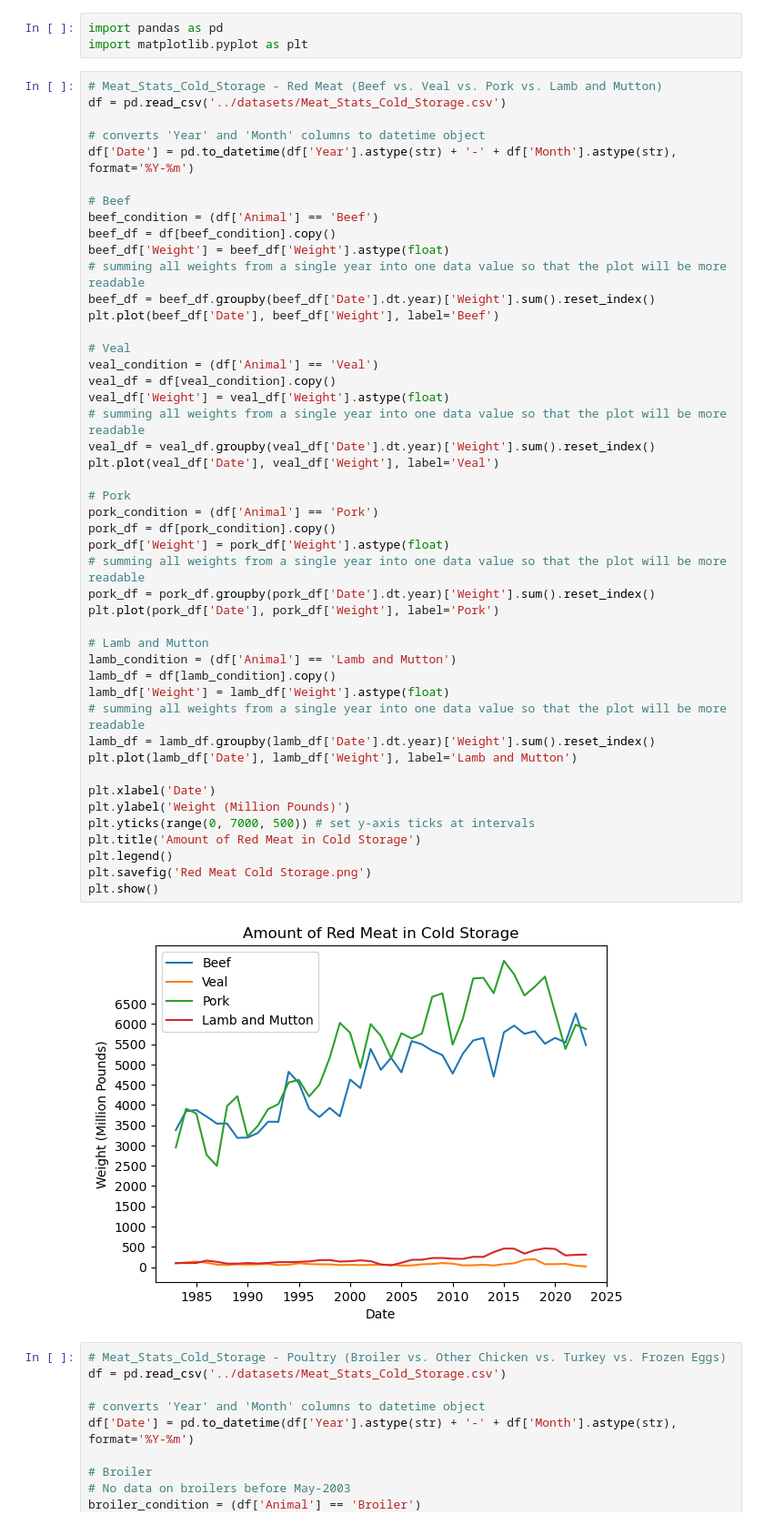
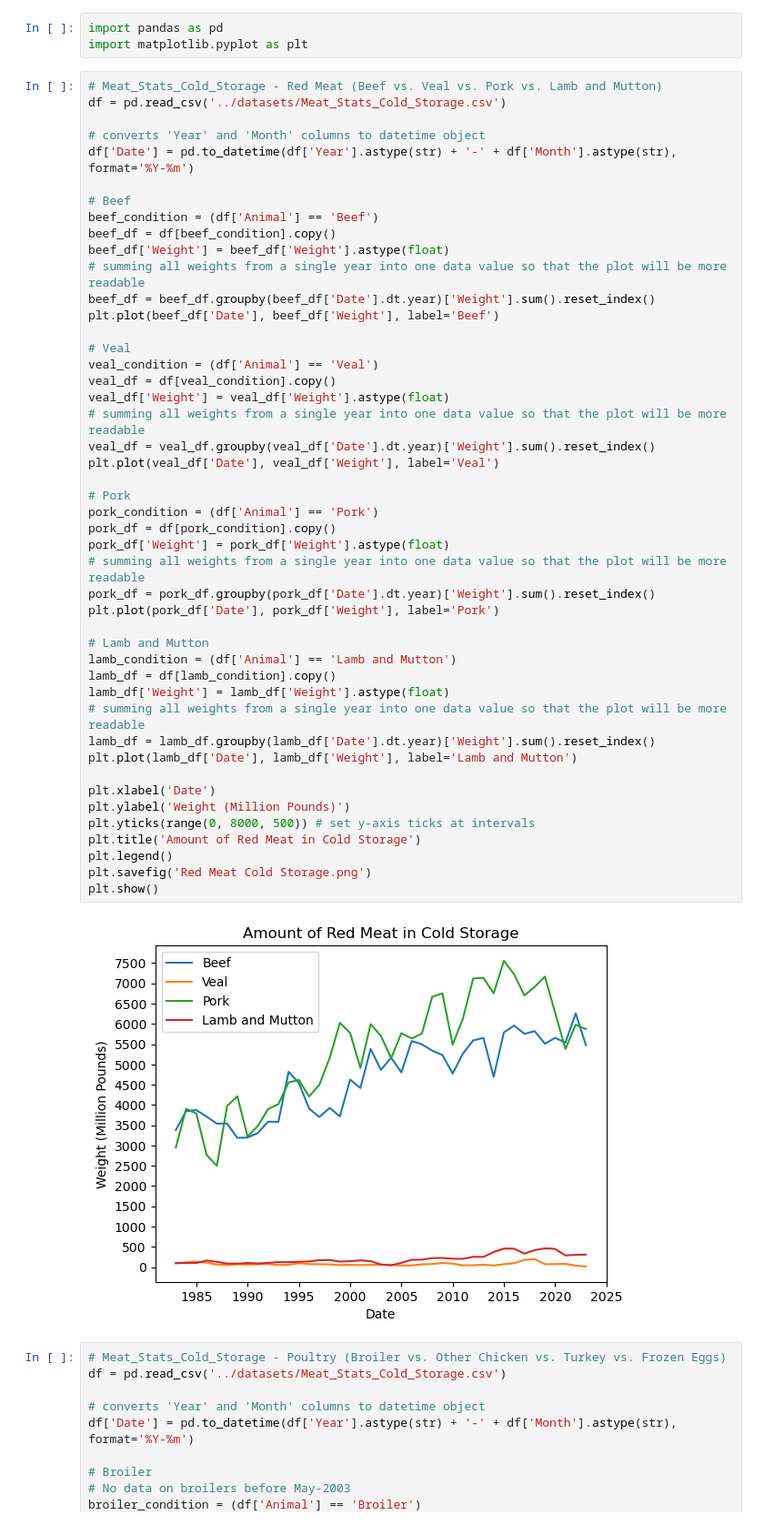
Before and after one commit to arjashok/2024-Summer-Datathon, a Jupyter notebook: src/Meat_Stats_Cold_Storage.ipynb, the cells around one changed output. Shown: that part at 91% size. Cells and saved outputs as stored; diff of their text form.

Commit message:
fixed y-axis intervals

```diff
--- a/src/Meat_Stats_Cold_Storage.ipynb
+++ b/src/Meat_Stats_Cold_Storage.ipynb
@@ -20,35 +20,35 @@ plt.plot(beef_df['Date'], beef_df['Weight'], label='Beef')
 veal_condition = (df['Animal'] == 'Veal')
 veal_df = df[veal_condition].copy()
 veal_df['Weight'] = veal_df['Weight'].astype(float)
 # summing all weights from a single year into one data value so that the plot will be more readable
 veal_df = veal_df.groupby(veal_df['Date'].dt.year)['Weight'].sum().reset_index()
 plt.plot(veal_df['Date'], veal_df['Weight'], label='Veal')
 
 # Pork
 pork_condition = (df['Animal'] == 'Pork')
 pork_df = df[pork_condition].copy()
 pork_df['Weight'] = pork_df['Weight'].astype(float)
 # summing all weights from a single year into one data value so that the plot will be more readable
 pork_df = pork_df.groupby(pork_df['Date'].dt.year)['Weight'].sum().reset_index()
 plt.plot(pork_df['Date'], pork_df['Weight'], label='Pork')
 
 # Lamb and Mutton
 lamb_condition = (df['Animal'] == 'Lamb and Mutton')
 lamb_df = df[lamb_condition].copy()
 lamb_df['Weight'] = lamb_df['Weight'].astype(float)
 # summing all weights from a single year into one data value so that the plot will be more readable
 lamb_df = lamb_df.groupby(lamb_df['Date'].dt.year)['Weight'].sum().reset_index()
 plt.plot(lamb_df['Date'], lamb_df['Weight'], label='Lamb and Mutton')
 
 plt.xlabel('Date')
 plt.ylabel('Weight (Million Pounds)')
-plt.yticks(range(0, 7000, 500)) # set y-axis ticks at intervals
+plt.yticks(range(0, 8000, 500)) # set y-axis ticks at intervals
 plt.title('Amount of Red Meat in Cold Storage')
 plt.legend()
 plt.savefig('Red Meat Cold Storage.png')
 plt.show()
 # %% [output]
-[figure, old version]
+[figure, new version]
 # %%
 # Meat_Stats_Cold_Storage - Poultry (Broiler vs. Other Chicken vs. Turkey vs. Frozen Eggs)
 df = pd.read_csv('../datasets/Meat_Stats_Cold_Storage.csv')
```
Also changed, not shown: 1 other file.
